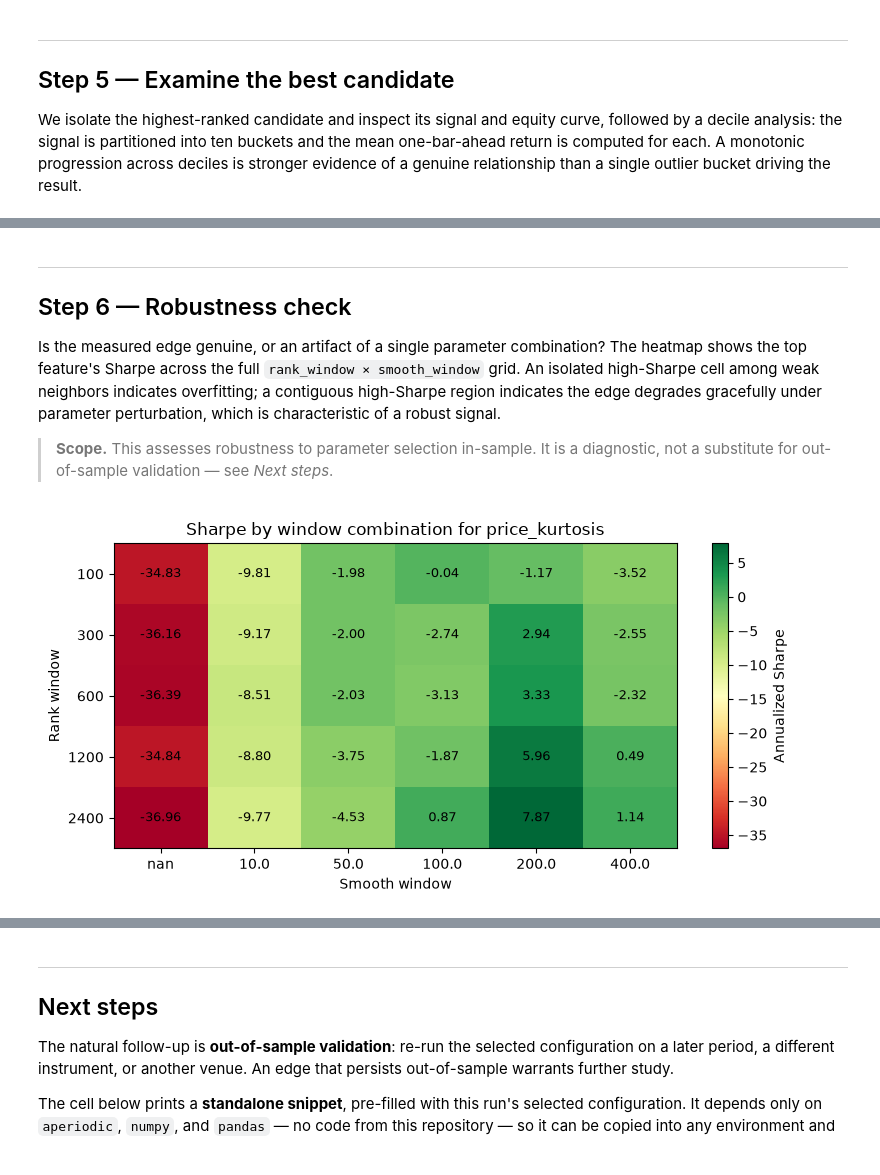
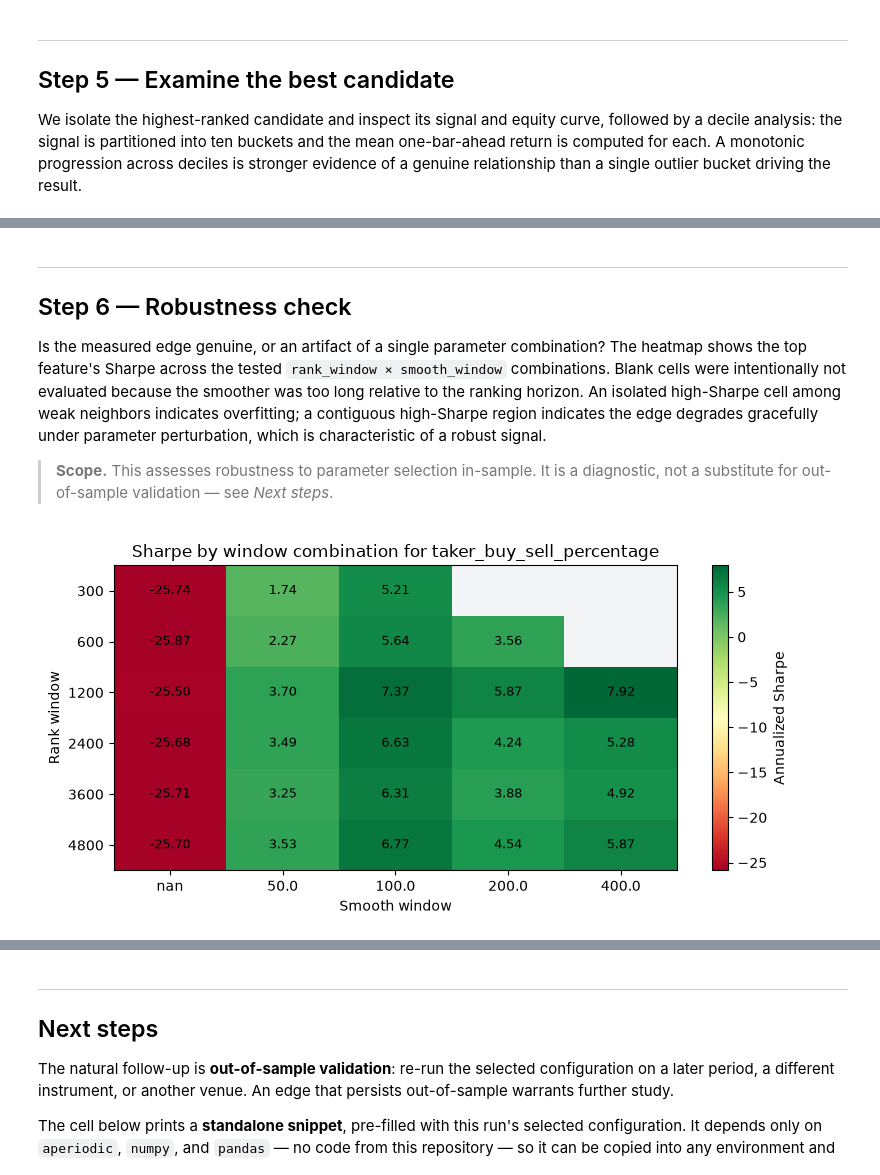
Before and after one commit to aperiodic-io/notebooks, a Jupyter notebook: notebooks/alpha-discovery.ipynb, the cells around one changed output, grey strips where cells are left out. Cells and saved outputs as stored; diff of their text form; code cells hidden in the pictures.

Commit message:
update alpha discovery search windows

```diff
--- a/notebooks/alpha-discovery.ipynb
+++ b/notebooks/alpha-discovery.ipynb
@@ -124,7 +122,9 @@ class AlphaDiscoveryConfig:
     metrics: list[tuple[str, str]]
     rank_windows: list[int]
     smooth_windows: list[int | None]
+    max_smoothing_rank_ratio: float
     cost_bps: float
+
 
 config = AlphaDiscoveryConfig(
     api_key=API_KEY,
@@ -140,6 +140,7 @@ config = AlphaDiscoveryConfig(
         ("open_interest", "derivative"),
         ("flow", "regular"),
         ("impact", "regular"),
+        ("l1_price", "regular"),
         ("l1_imbalance", "regular"),
         ("l1_liquidity", "regular"),
         ("returns", "regular"),
@@ -150,8 +151,9 @@ config = AlphaDiscoveryConfig(
         ("vtwap", "regular"),
         ("range", "regular"),
     ],
-    rank_windows=[100, 300, 600, 1200, 2400],
-    smooth_windows=[None, 10, 50, 100, 200, 400],
+    rank_windows=[300, 600, 1200, 2400, 3600, 4800],
+    smooth_windows=[None, 50, 100, 200, 400],
+    max_smoothing_rank_ratio=1 / 3,
     cost_bps=1.0,
 )
 
@@ -696,41 +753,50 @@ print(deciles_df.to_markdown(index=False))
 ## Step 6 — Robustness check
 
 Is the measured edge genuine, or an artifact of a single parameter combination?
-The heatmap shows the top feature's Sharpe across the full `rank_window ×
-smooth_window` grid. An isolated high-Sharpe cell among weak neighbors indicates
-overfitting; a contiguous high-Sharpe region indicates the edge degrades
-gracefully under parameter perturbation, which is characteristic of a robust
-signal.
+The heatmap shows the top feature's Sharpe across the tested `rank_window ×
+smooth_window` combinations. Blank cells were intentionally not evaluated because
+the smoother was too long relative to the ranking horizon. An isolated
+high-Sharpe cell among weak neighbors indicates overfitting; a contiguous
+high-Sharpe region indicates the edge degrades gracefully under parameter
+perturbation, which is characteristic of a robust signal.
 
 > **Scope.** This assesses robustness to parameter selection in-sample. It is a
 > diagnostic, not a substitute for out-of-sample validation — see *Next steps*.
 # %%
 best_feature_results = results_df.loc[
     results_df["feature"] == best["feature"],
     ["rank_window", "smooth_window", "sharpe"],
 ].copy()
 heatmap = best_feature_results.pivot(
     index="rank_window", columns="smooth_window", values="sharpe"
 ).sort_index()
+heatmap = heatmap.reindex(index=config.rank_windows, columns=config.smooth_windows)
 heatmap = heatmap.rename(columns={None: "None"})
+heatmap_plot = heatmap.copy()
+heatmap_plot.columns = [str(col) for col in heatmap_plot.columns]
+masked_heatmap = np.ma.masked_invalid(heatmap_plot.to_numpy(dtype=float))
 
 fig, ax = plt.subplots(figsize=(8, 4))
-image = ax.imshow(heatmap.to_numpy(), aspect="auto", cmap="RdYlGn")
+cmap = plt.get_cmap("RdYlGn").copy()
+cmap.set_bad(color="#f3f4f6")
+image = ax.imshow(masked_heatmap, aspect="auto", cmap=cmap)
 ax.set_title(f"Sharpe by window combination for {best['feature']}")
 ax.set_xlabel("Smooth window")
 ax.set_ylabel("Rank window")
-ax.set_xticks(np.arange(len(heatmap.columns)), labels=heatmap.columns)
-ax.set_yticks(np.arange(len(heatmap.index)), labels=heatmap.index)
+ax.set_xticks(np.arange(len(heatmap_plot.columns)), labels=heatmap_plot.columns)
+ax.set_yticks(np.arange(len(heatmap_plot.index)), labels=heatmap_plot.index)
 
-for row_idx, row_values in enumerate(heatmap.to_numpy()):
+for row_idx, row_values in enumerate(heatmap_plot.to_numpy(dtype=float)):
     for col_idx, value in enumerate(row_values):
+        if not np.isfinite(value):
+            continue
         ax.text(col_idx, row_idx, f"{value:.2f}", ha="center", va="center", fontsize=9)
 
 fig.colorbar(image, ax=ax, label="Annualized Sharpe")
 fig.tight_layout()
 plt.show()
 # %% [output]
-[figure, old version]
+[figure, new version]
 # %%
 top_feature_summary = (
     results_df.groupby("feature", as_index=False)["sharpe"]
```
Also changed, not shown: parts of 14 cells of this notebook, 1 other file.
